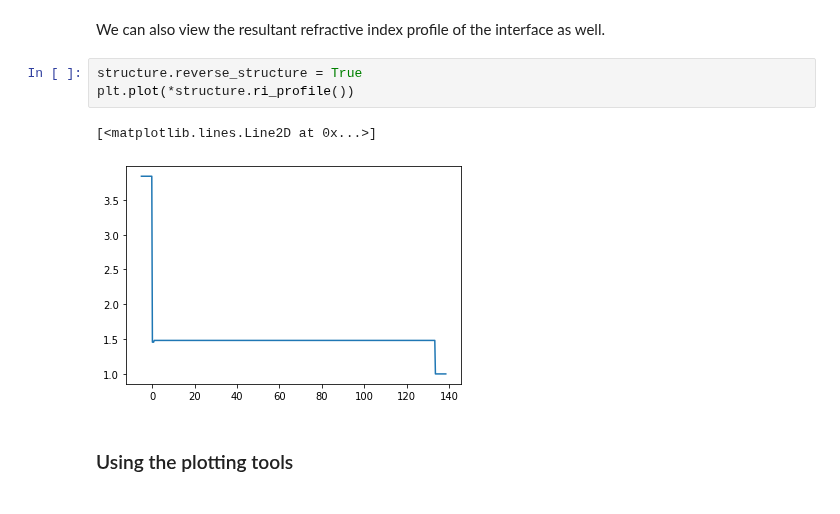
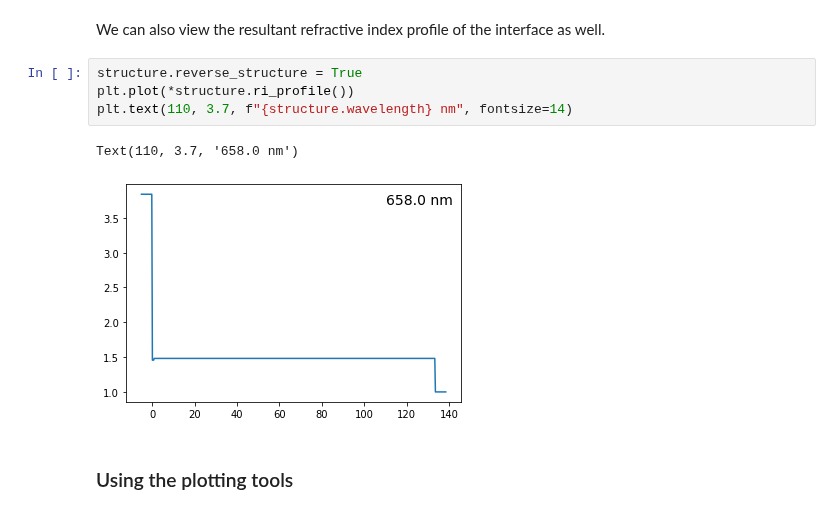
Before and after one commit to refnx/refellips, a Jupyter notebook: docs/getting_started.ipynb, the cells around one changed output. Drawn from its saved outputs; the diff is of its cells as text.

```diff
--- a/docs/getting_started.ipynb
+++ b/docs/getting_started.ipynb
@@ -166,9 +166,10 @@ We can also view the resultant refractive index profile of the interface as well
 # %%
 structure.reverse_structure = True
 plt.plot(*structure.ri_profile())
+plt.text(110, 3.7, f"{structure.wavelength} nm", fontsize=14)
 # %% [output]
-[<matplotlib.lines.Line2D at 0x...>]
+Text(110, 3.7, '658.0 nm')
-[figure, old version]
+[figure, new version]
 # %% [markdown]
 ### Using the plotting tools
 # %%
```
Also changed, not shown: 2 other files.
